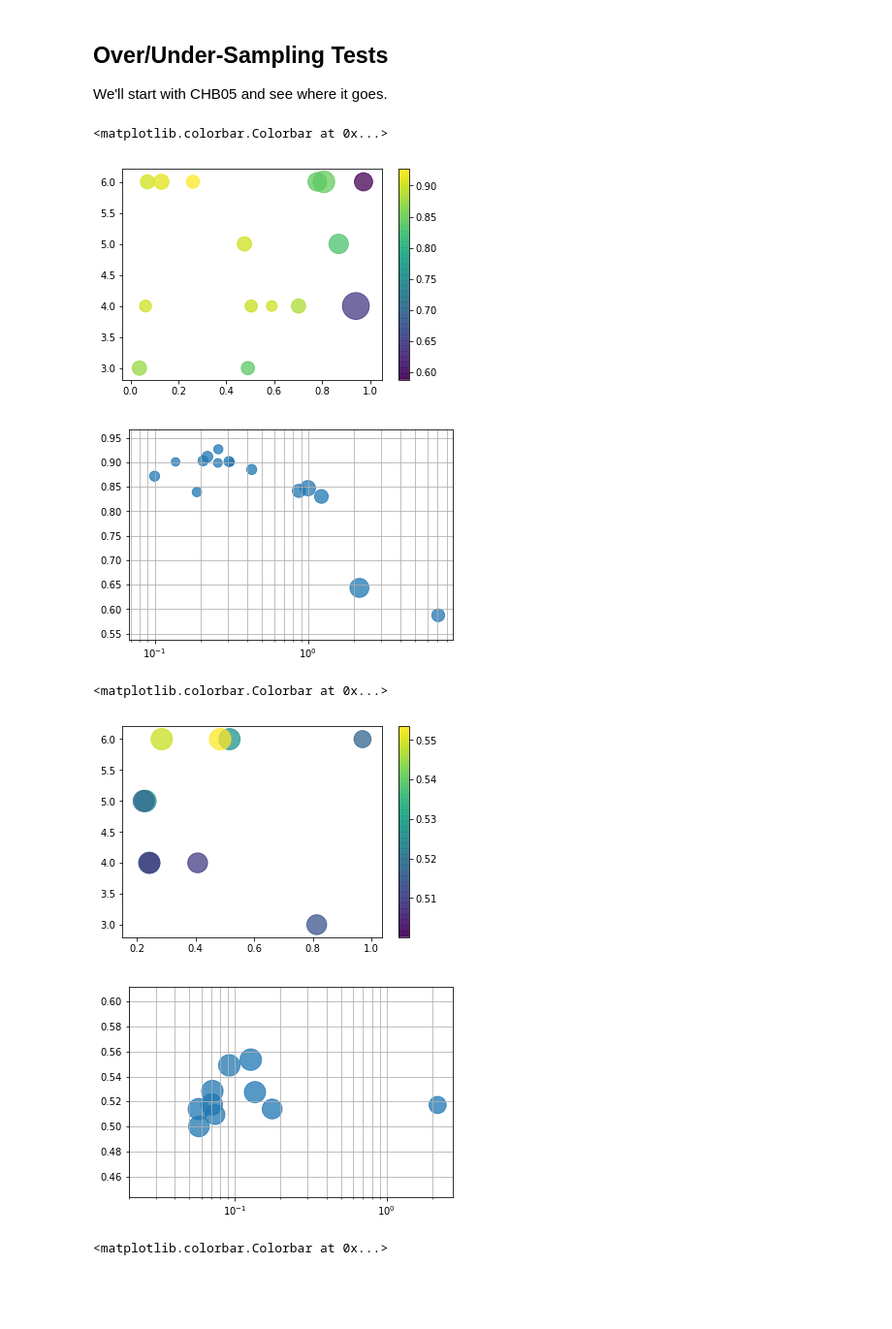
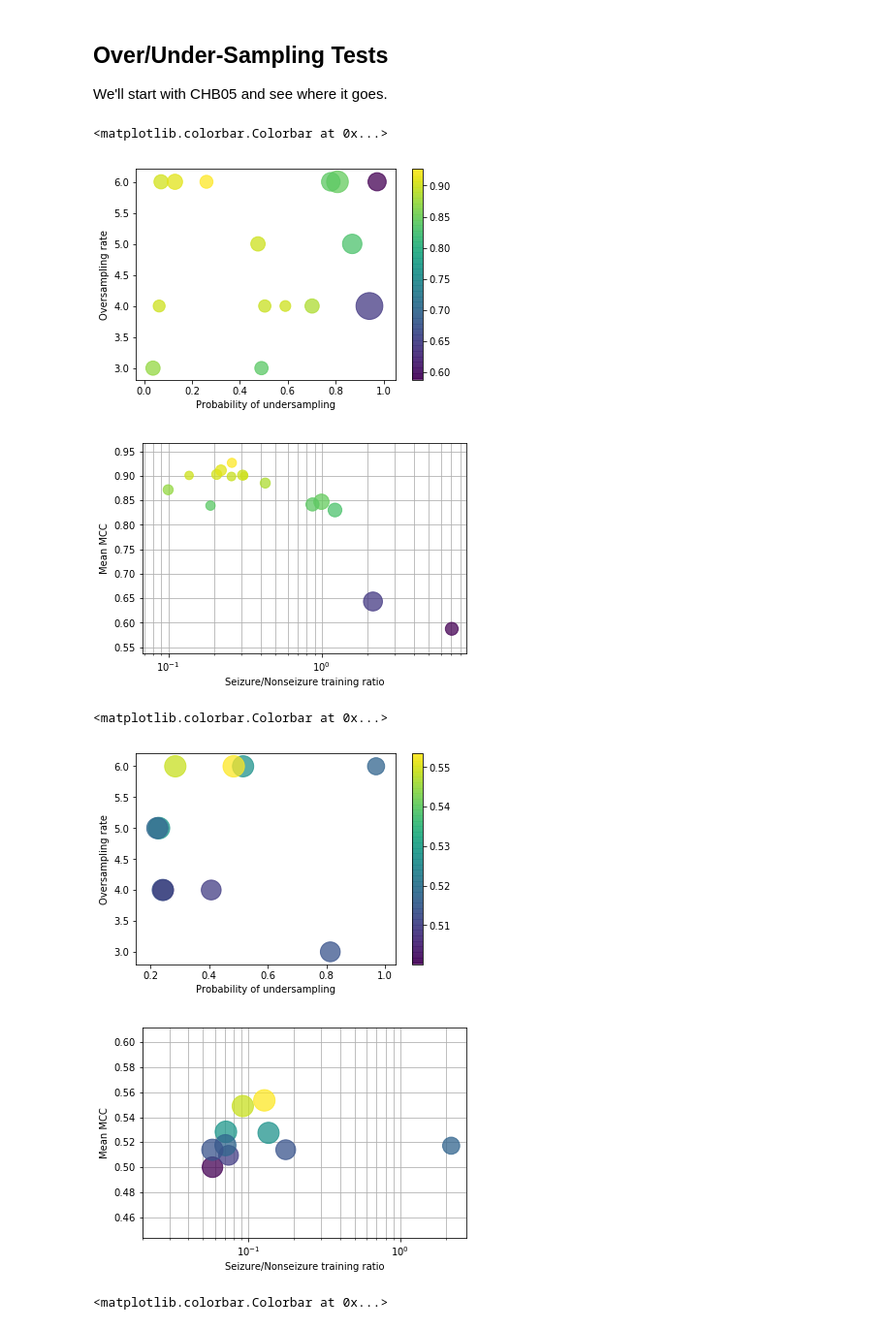
Before and after one commit to acellon/thesis, a Jupyter notebook: testdev.ipynb, the cells around one changed output. Shown at 97% size. Saved outputs shown, nothing was run; the diff lists cells and outputs as text; code cells hidden in the pictures; blank space fills up the shorter version.

Commit message:
update figures and testdev

```diff
--- a/testdev.ipynb
+++ b/testdev.ipynb
@@ -511,20 +511,25 @@ pc5 = [7.055728704718547,
  0.42850741038381307,
  0.311904003015013,
  1.2209705765585614]
-plt.figure()
+plt.figure(1)
 plt.scatter(usp5, osr5, c=mcc5, s=[x * 5e3 for x in mccstd5], alpha=0.75)
+plt.ylabel('Oversampling rate')
+plt.xlabel('Probability of undersampling')
 plt.colorbar()
 # %% [output]
 <matplotlib.colorbar.Colorbar at 0x...>
-[figure, old version]
+[figure, new version]
 # %%
-fig = plt.figure()
+fig = plt.figure(1)
 ax = plt.gca()
-ax.scatter(pc5, mcc5, marker='o', s=[x * 2.5e3 for x in mccstd5], alpha=0.75)
+ax.scatter(pc5, mcc5, c=mcc5, marker='o', s=[x * 2.5e3 for x in mccstd5], alpha=0.75)
 ax.set_xscale('log')
+plt.xlabel('Seizure/Nonseizure training ratio')
+plt.ylabel('Mean MCC')
+ax.set_axisbelow(True)
 ax.grid(which='both')
 # %% [output]
-[figure, old version]
+[figure, new version]
 # %%
 chb20samp = [
     {'osr':6, 'usp':0.96988346, # 0
@@ -576,19 +581,24 @@ pc20 = [2.174020692439478,
  0.0702298930362629,
  0.05756723788295078]
 plt.figure()
+plt.ylabel('Oversampling rate')
+plt.xlabel('Probability of undersampling')
 plt.scatter(usp20, osr20, c=mcc20, s=[x * 2e3 for x in mccstd20], alpha=0.75)
 plt.colorbar()
 # %% [output]
 <matplotlib.colorbar.Colorbar at 0x...>
-[figure, old version]
+[figure, new version]
 # %%
 fig = plt.figure()
 ax = plt.gca()
-ax.scatter(pc20, mcc20, marker='o', s=[x * 2e3 for x in mccstd20], alpha=0.75)
+ax.scatter(pc20, mcc20, c=mcc20, marker='o', s=[x * 2e3 for x in mccstd20], alpha=0.75)
 ax.set_xscale('log')
+plt.xlabel('Seizure/Nonseizure training ratio')
+plt.ylabel('Mean MCC')
+ax.set_axisbelow(True)
 ax.grid(which='both')
 # %% [output]
-[figure, old version]
+[figure, new version]
 # %%
 chb21samp = [
     {'osr':4,
```
Also changed, not shown: parts of 24 cells of this notebook, 1 other file.
